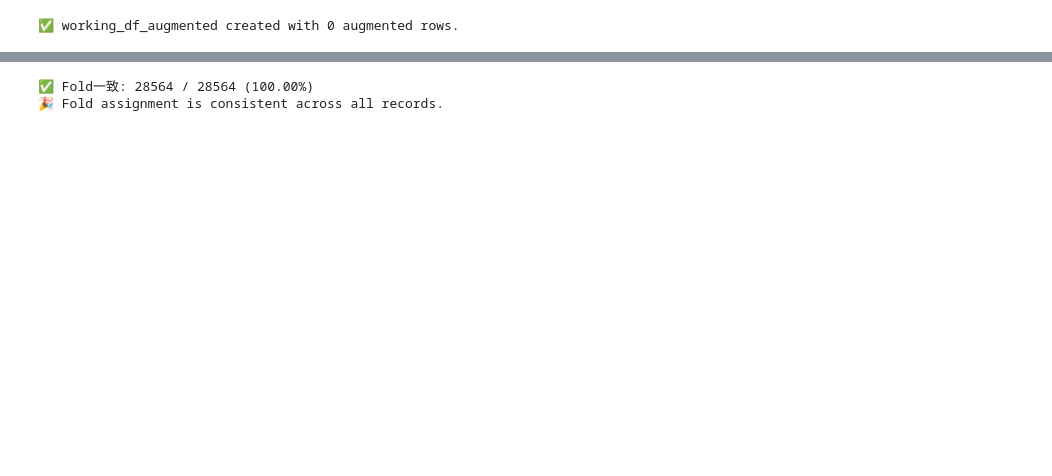
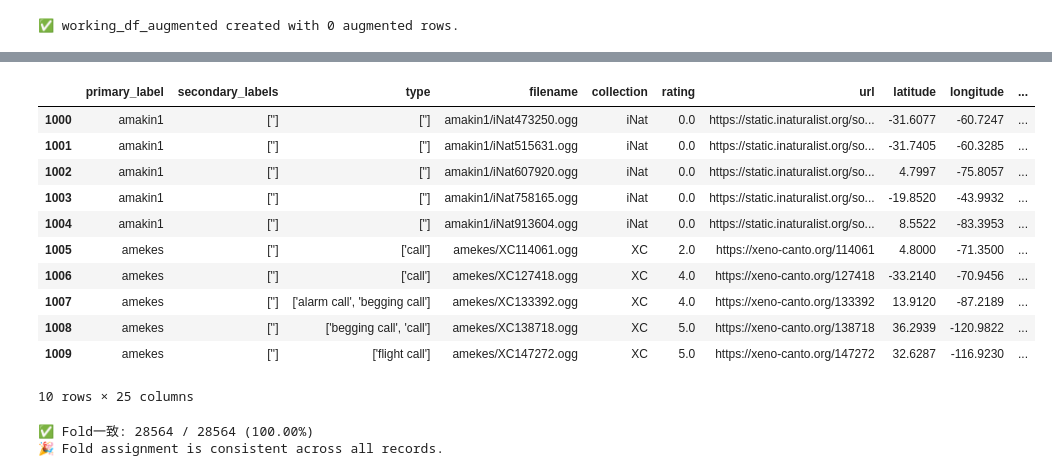
Before and after one commit to junya737/birdclef-2025, a Jupyter notebook: scripts/generate_melspec_rare_crop_augment.ipynb, the cells around one changed output, grey strips where cells are left out. Cells and saved outputs as stored; diff of their text form; code cells hidden in the pictures; blank space fills up the shorter version.

```diff
--- a/scripts/generate_melspec_rare_crop_augment.ipynb
+++ b/scripts/generate_melspec_rare_crop_augment.ipynb
@@ -616,3 +622,18 @@ print(f"📊 Total rows: {len(working_df_augmented)}")
+# %%
+working_df.iloc[1000:1010]
+# %% [output]
+|  | primary_label | secondary_labels | type | filename | collection | rating | url | latitude | longitude | ... |
+| 1000 | amakin1 | [''] | [''] | amakin1/iNat473250.ogg | iNat | 0.0 | https://static.inaturalist.org/so... | -31.6077 | -60.7247 | ... |
+| 1001 | amakin1 | [''] | [''] | amakin1/iNat515631.ogg | iNat | 0.0 | https://static.inaturalist.org/so... | -31.7405 | -60.3285 | ... |
+| 1002 | amakin1 | [''] | [''] | amakin1/iNat607920.ogg | iNat | 0.0 | https://static.inaturalist.org/so... | 4.7997 | -75.8057 | ... |
+| 1003 | amakin1 | [''] | [''] | amakin1/iNat758165.ogg | iNat | 0.0 | https://static.inaturalist.org/so... | -19.8520 | -43.9932 | ... |
+| 1004 | amakin1 | [''] | [''] | amakin1/iNat913604.ogg | iNat | 0.0 | https://static.inaturalist.org/so... | 8.5522 | -83.3953 | ... |
+| 1005 | amekes | [''] | ['call'] | amekes/XC114061.ogg | XC | 2.0 | https://xeno-canto.org/114061 | 4.8000 | -71.3500 | ... |
+| 1006 | amekes | [''] | ['call'] | amekes/XC127418.ogg | XC | 4.0 | https://xeno-canto.org/127418 | -33.2140 | -70.9456 | ... |
+| 1007 | amekes | [''] | ['alarm call', 'begging call'] | amekes/XC133392.ogg | XC | 4.0 | https://xeno-canto.org/133392 | 13.9120 | -87.2189 | ... |
+| 1008 | amekes | [''] | ['begging call', 'call'] | amekes/XC138718.ogg | XC | 5.0 | https://xeno-canto.org/138718 | 36.2939 | -120.9822 | ... |
+| 1009 | amekes | [''] | ['flight call'] | amekes/XC147272.ogg | XC | 5.0 | https://xeno-canto.org/147272 | 32.6287 | -116.9230 | ... |
+10 rows × 25 columns
 # %%
 # train_0419: samplename → fold のマップを作成
 fold_map = train_0419.set_index("samplename")["fold"].to_dict()
```
Also changed, not shown: parts of 9 cells of this notebook, 39 other files.
